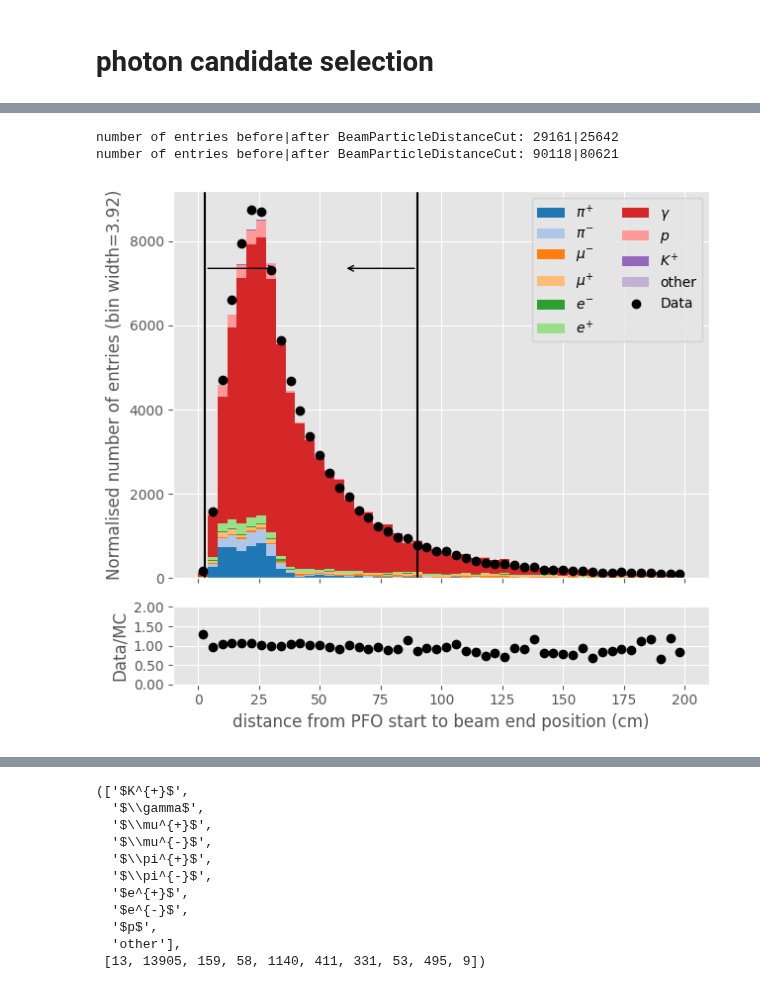
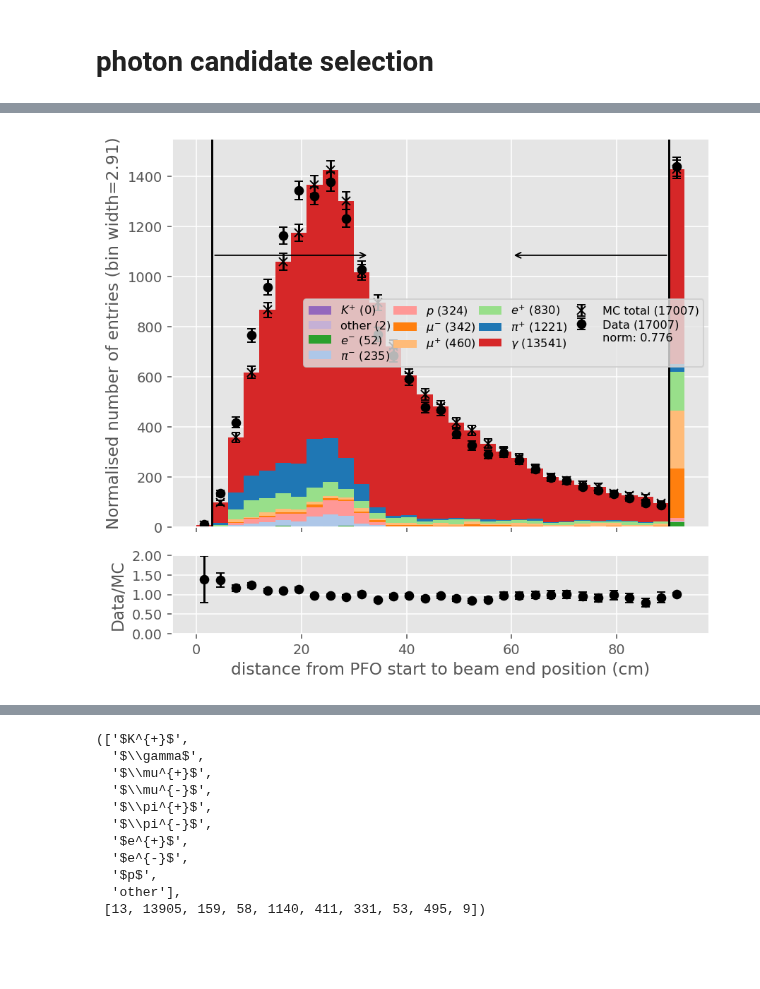
Before and after one commit to dlindebaum/pion-argon-xs-analysis, a Jupyter notebook: analysis/sandbox/selection_plots.ipynb, the cells around one changed output, grey strips where cells are left out. Saved outputs shown, nothing was run; the diff lists cells and outputs as text; code cells hidden in the pictures; blank space fills up the shorter version.

```diff
--- a/analysis/sandbox/selection_plots.ipynb
+++ b/analysis/sandbox/selection_plots.ipynb
@@ -541,16 +537,29 @@ number of entries before|after NHitsCut: 166287|90118
-# %%
-dist = {s : PFOSelection.find_beam_separations(samples[s]) for s in samples}
-
-Plots.PlotTagged(dist["mc"], Tags.GenerateTrueParticleTags(samples["mc"]), data2 = dist["data"], bins = 50, x_range = [0, 200], x_label = "distance from PFO start to beam end position (cm)", norm = True)
-Plots.DrawCutPosition(3, arrow_length = 30)
-Plots.DrawCutPosition(90, face = "left", arrow_length = 30)
-
-masks = {s : PFOSelection.BeamParticleDistanceCut(samples[s], [3, 90]) for s in samples}
-FilterSamples(samples, masks, True)
-
-# mask = PFOSelection.BeamParticleDistanceCut(events, [3, 90])
-# events.Filter([mask])
-# %% [output]
-number of entries before|after BeamParticleDistanceCut: 29161|25642
-number of entries before|after BeamParticleDistanceCut: 90118|80621
-[figure, removed]
+# %%
+for s in samples.values():
+    s.recoParticles.LoadData("reco_beam_end_no_SCE", ['reco_beam_endX', 'reco_beam_endY', 'reco_beam_endZ'], is_vector = True)
+    s.recoParticles.LoadData("reco_beam_end_SCE", ['reco_beam_calo_endX', 'reco_beam_calo_endY', 'reco_beam_calo_endZ'], is_vector = True)
+
+# hidden_name = "_RecoParticleData__"
+# for beam_end in ["reco_beam_end_no_SCE", "reco_beam_end_SCE"]:
+#     vertex = {s : getattr(samples[s].recoParticles, hidden_name + beam_end) for s in samples}
+#     dist = {s : vector.dist(samples[s].recoParticles.startPos, vertex[s]) for s in samples}
+#     ip = {s : PFOSelection.get_impact_parameter(samples[s].recoParticles.direction, samples[s].recoParticles.startPos, vertex[s]) for s in samples}
+#     Plots.PlotTagged(dist["mc"], Tags.GenerateTrueParticleTags(samples["mc"]), data2 = dist["data"], bins = 50, x_range = [0, 100], x_label = "distance from PFO start to beam end position (cm)", norm = args.norm, title = beam_end, stacked = False, alpha = 1, y_scale = "Linear")
+#     Plots.PlotTagged(ip["mc"], Tags.GenerateTrueParticleTags(samples["mc"]), data2 = ip["data"], bins = 50, x_range = [0, 100], x_label = "impact parameter wrt beam (cm)", norm = args.norm, title = beam_end, stacked = False, alpha = 1, y_scale = "Linear")
+#     Plots.PlotHist2D(ak.ravel(samples["mc"].trueParticlesBT.completeness), ak.ravel(ip["mc"]), bins = 20, x_range = [0, 1], y_range = [0, 50], xlabel = "completeness", ylabel = "impact parameter wrt beam (cm)")
+
+
+dist = {s : PFOSelection.find_beam_separations(samples[s]) for s in samples}
+
+# dist = {s : vector.dist(samples[s].recoParticles.startPos, samples[s].recoParticles._RecoParticleData__reco_beam_end_no_SCE) for s in samples}
+
+Plots.PlotTagged(dist["mc"], Tags.GenerateTrueParticleTags(samples["mc"]), data2 = dist["data"], bins = 31, x_range = [0, 93], x_label = "distance from PFO start to beam end position (cm)", ncols = 4, norm = True, stacked = "ascending", truncate = True)
+# plt.ylim(0, 1800)
+Plots.DrawCutPosition(3, arrow_length = 30, arrow_loc = 0.7)
+Plots.DrawCutPosition(90, face = "left", arrow_length = 30, arrow_loc = 0.7)
+
+# masks = {s : PFOSelection.BeamParticleDistanceCut(samples[s], [3, 90]) for s in samples}
+masks = {s : (dist[s] > 3) & (dist[s] < 90) for s in samples}
+# FilterSamples(samples, masks, True)
+# %% [output]
+[figure, added]
```
Also changed, not shown: parts of 6 cells of this notebook, 1 other file.
